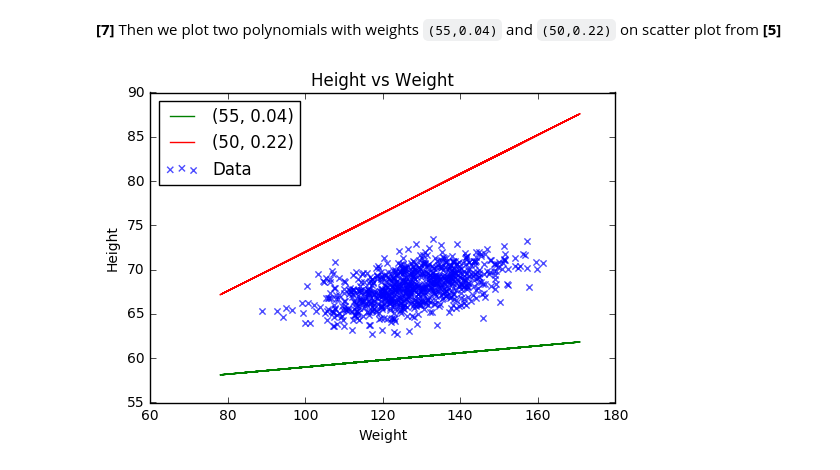
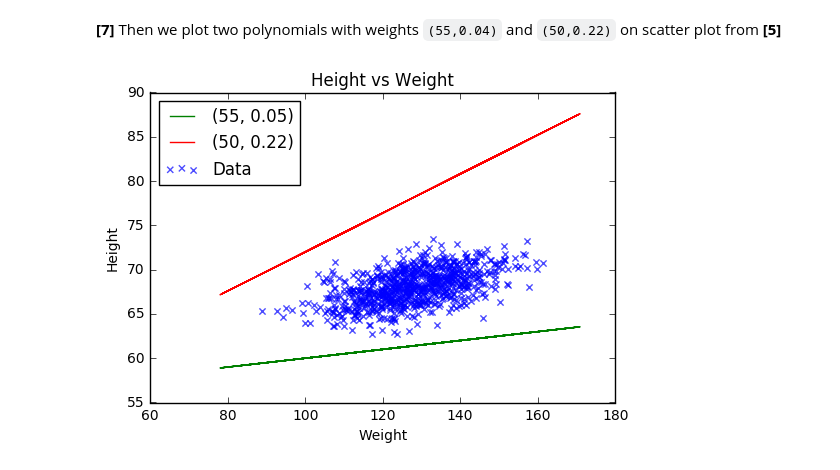
Before and after one commit to EvdokimovN/S7DataScience, a Jupyter notebook: S7DataScience.ipynb, the cells around one changed output. Saved outputs shown, nothing was run; the diff lists cells and outputs as text; code cells hidden in the pictures.

```diff
--- a/S7DataScience.ipynb
+++ b/S7DataScience.ipynb
@@ -133,32 +133,32 @@ def error(w0, w1, height, weight):
 # %%
 # Change it to sample each `skip_points`
 skip_points = 30
 
 plt.figure()
 
 plt.scatter(x=df[weight_column_index][::skip_points],
             y=df[height_column_index][::skip_points],
             marker = 'x',
             color = 'b',
             alpha = 0.7,
             label = 'Data'
            )
 
-# First polynomial
-w0_0 = 55
-w1_0 = 0.04
-plt.plot(df[weight_column_index], polynomial(w0_0, w1_0, df[weight_column_index]), label=(w0_0,w1_0), color='green')
 
-# Second polynomial
-w0_1 = 50
-w1_1 = 0.22
-plt.plot(df[weight_column_index], polynomial(w0_1, w1_1, df[weight_column_index]), label=(w0_1,w1_1), color='red')
+x = df[weight_column_index]
+weights = ((55,0.05), (50,0.22))
+colors = ('green', 'red')
+
+for w, c in zip(weights, colors):
+    w0, w1 = w[0], w[1]
+    plt.plot(x, polynomial(w0, w1, x), label=(w0,w1), color=c)
+
 
 plt.title('Height vs Weight')
 plt.ylabel('Height')
 plt.xlabel('Weight')
 plt.legend(loc='upper left')
 
 plt.show()
 # %% [output]
-[figure, old version]
+[figure, new version]
```
Also changed, not shown: parts of 2 cells of this notebook.
